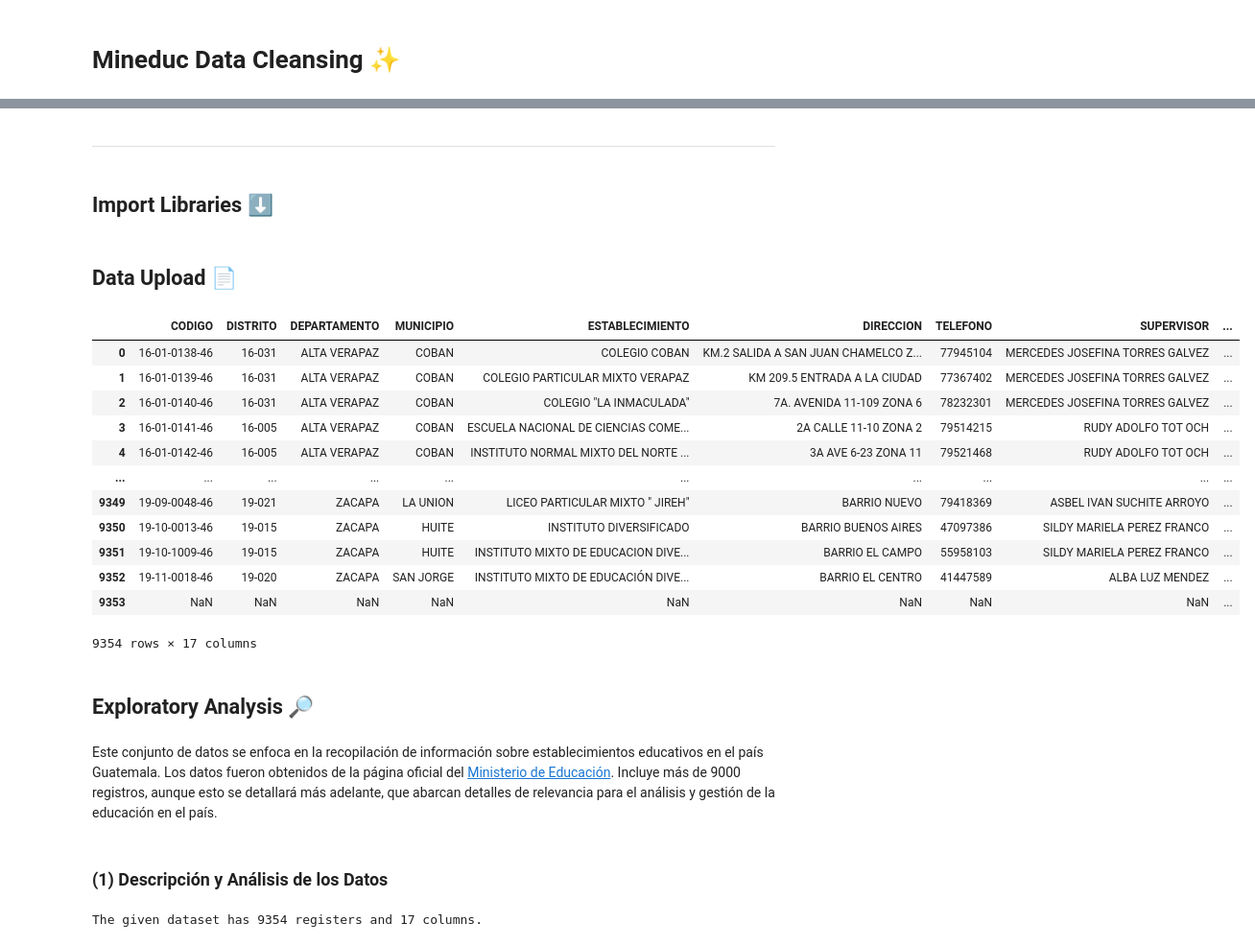
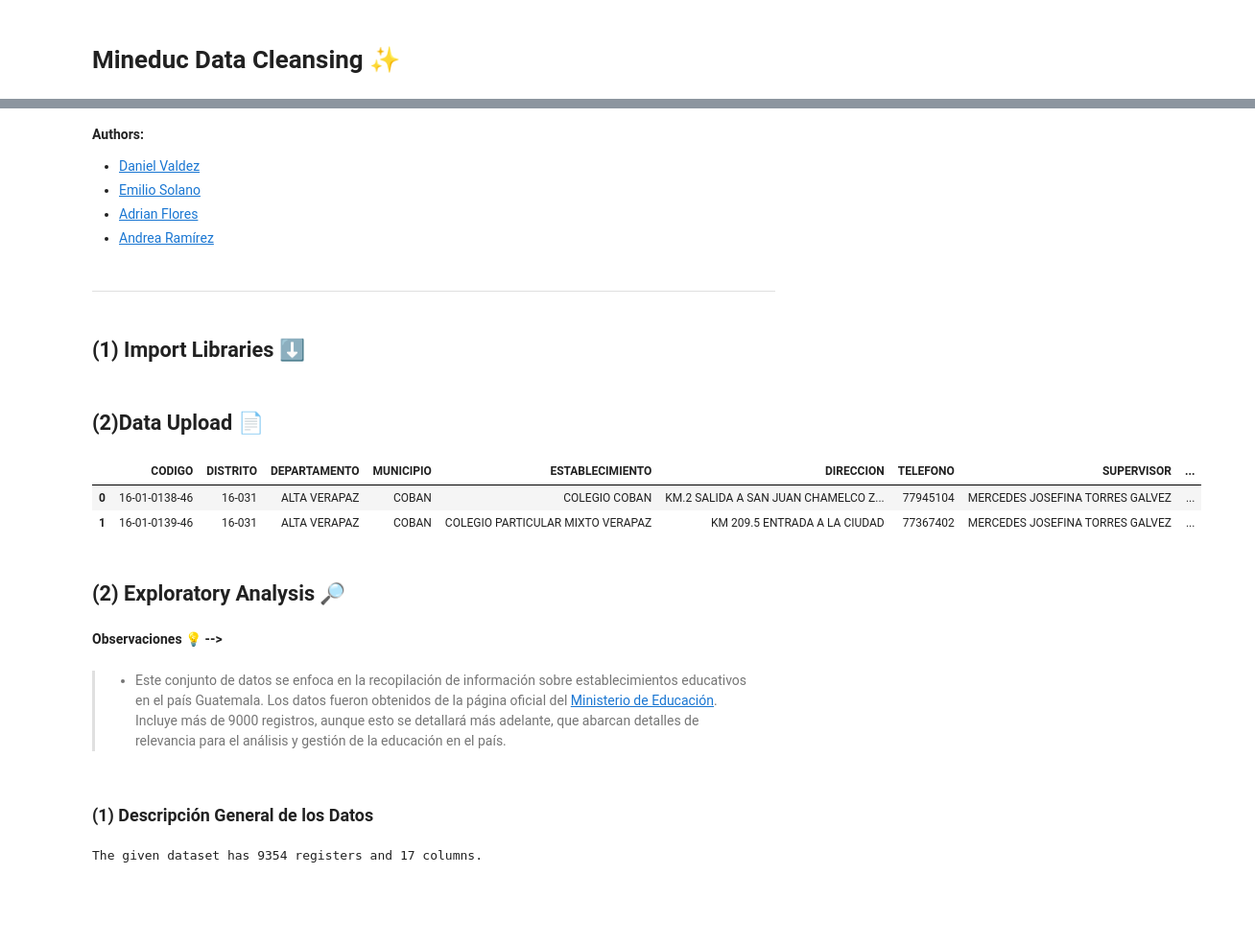
Before and after one commit to Andrea-gt/data-cleansing-mineduc, a Jupyter notebook: data_cleansing_mineduc.ipynb, the cells around one changed output, grey strips where cells are left out. Shown: that part at 96% size. Saved outputs shown, nothing was run; the diff lists cells and outputs as text; code cells hidden in the pictures; blank space fills up the shorter version.

```diff
--- a/data_cleansing_mineduc.ipynb
+++ b/data_cleansing_mineduc.ipynb
@@ -3,7 +5,13 @@
+# %% [markdown]
+**Authors:**
+- [Daniel Valdez](https://github.com/Danval-003)
+- [Emilio Solano](https://github.com/emiliosolanoo21)
+- [Adrian Flores](https://github.com/adrianRFlores)
+- [Andrea Ramírez](https://github.com/Andrea-gt)
 # %% [markdown]
 ***
 # %% [markdown]
-## **Import Libraries** ⬇️
+## **(1) Import Libraries** ⬇️
 # %%
 # Data manipulation and visualization
 import matplotlib.pyplot as plt
@@ -30,28 +41,20 @@ palette = sns.color_palette("viridis", 12)
 # %% [markdown]
-## **Data Upload** 📄
+## **(2)Data Upload** 📄
 # %%
 df = pd.read_csv('data/establecimientos.csv')
-df
+df.head(2)
 # %% [output]
 |  | CODIGO | DISTRITO | DEPARTAMENTO | MUNICIPIO | ESTABLECIMIENTO | DIRECCION | TELEFONO | SUPERVISOR | ... |
 | 0 | 16-01-0138-46 | 16-031 | ALTA VERAPAZ | COBAN | COLEGIO COBAN | KM.2 SALIDA A SAN JUAN CHAMELCO Z... | 77945104 | MERCEDES JOSEFINA TORRES GALVEZ | ... |
 | 1 | 16-01-0139-46 | 16-031 | ALTA VERAPAZ | COBAN | COLEGIO PARTICULAR MIXTO VERAPAZ | KM 209.5 ENTRADA A LA CIUDAD | 77367402 | MERCEDES JOSEFINA TORRES GALVEZ | ... |
-| 2 | 16-01-0140-46 | 16-031 | ALTA VERAPAZ | COBAN | COLEGIO "LA INMACULADA" | 7A. AVENIDA 11-109 ZONA 6 | 78232301 | MERCEDES JOSEFINA TORRES GALVEZ | ... |
-| 3 | 16-01-0141-46 | 16-005 | ALTA VERAPAZ | COBAN | ESCUELA NACIONAL DE CIENCIAS COME... | 2A CALLE 11-10 ZONA 2 | 79514215 | RUDY ADOLFO TOT OCH | ... |
-| 4 | 16-01-0142-46 | 16-005 | ALTA VERAPAZ | COBAN | INSTITUTO NORMAL MIXTO DEL NORTE ... | 3A AVE 6-23 ZONA 11 | 79521468 | RUDY ADOLFO TOT OCH | ... |
-| ... | ... | ... | ... | ... | ... | ... | ... | ... | ... |
-| 9349 | 19-09-0048-46 | 19-021 | ZACAPA | LA UNION | LICEO PARTICULAR MIXTO " JIREH" | BARRIO NUEVO | 79418369 | ASBEL IVAN SUCHITE ARROYO | ... |
-| 9350 | 19-10-0013-46 | 19-015 | ZACAPA | HUITE | INSTITUTO DIVERSIFICADO | BARRIO BUENOS AIRES | 47097386 | SILDY MARIELA PEREZ FRANCO | ... |
-| 9351 | 19-10-1009-46 | 19-015 | ZACAPA | HUITE | INSTITUTO MIXTO DE EDUCACION DIVE... | BARRIO EL CAMPO | 55958103 | SILDY MARIELA PEREZ FRANCO | ... |
-| 9352 | 19-11-0018-46 | 19-020 | ZACAPA | SAN JORGE | INSTITUTO MIXTO DE EDUCACIÓN DIVE... | BARRIO EL CENTRO | 41447589 | ALBA LUZ MENDEZ | ... |
-| 9353 | NaN | NaN | NaN | NaN | NaN | NaN | NaN | NaN | ... |
-9354 rows × 17 columns
 # %% [markdown]
-## **Exploratory Analysis** 🔎
+## **(2) Exploratory Analysis** 🔎
+# %% [markdown]
+**Observaciones 💡 -->**
 # %% [markdown]
-Este conjunto de datos se enfoca en la recopilación de información sobre establecimientos educativos en el país Guatemala. Los datos fueron obtenidos de la página oficial del [Ministerio de Educación](https://www.mineduc.gob.gt/BUSCAESTABLECIMIENTO_GE/). Incluye más de 9000 registros, aunque esto se detallará más adelante, que abarcan detalles de relevancia para el análisis y gestión de la educación en el país.
+> - Este conjunto de datos se enfoca en la recopilación de información sobre establecimientos educativos en el país Guatemala. Los datos fueron obtenidos de la página oficial del [Ministerio de Educación](https://www.mineduc.gob.gt/BUSCAESTABLECIMIENTO_GE/). Incluye más de 9000 registros, aunque esto se detallará más adelante, que abarcan detalles de relevancia para el análisis y gestión de la educación en el país.
 # %% [markdown]
-### **(1) Descripción y Análisis de los Datos**
+### **(1) Descripción General de los Datos**
 # %%
 # Print the number of records in the DataFrame
 print("The given dataset has", df.shape[0], "registers and", df.shape[1], "columns.")
```
Also changed, not shown: parts of 29 cells of this notebook.
